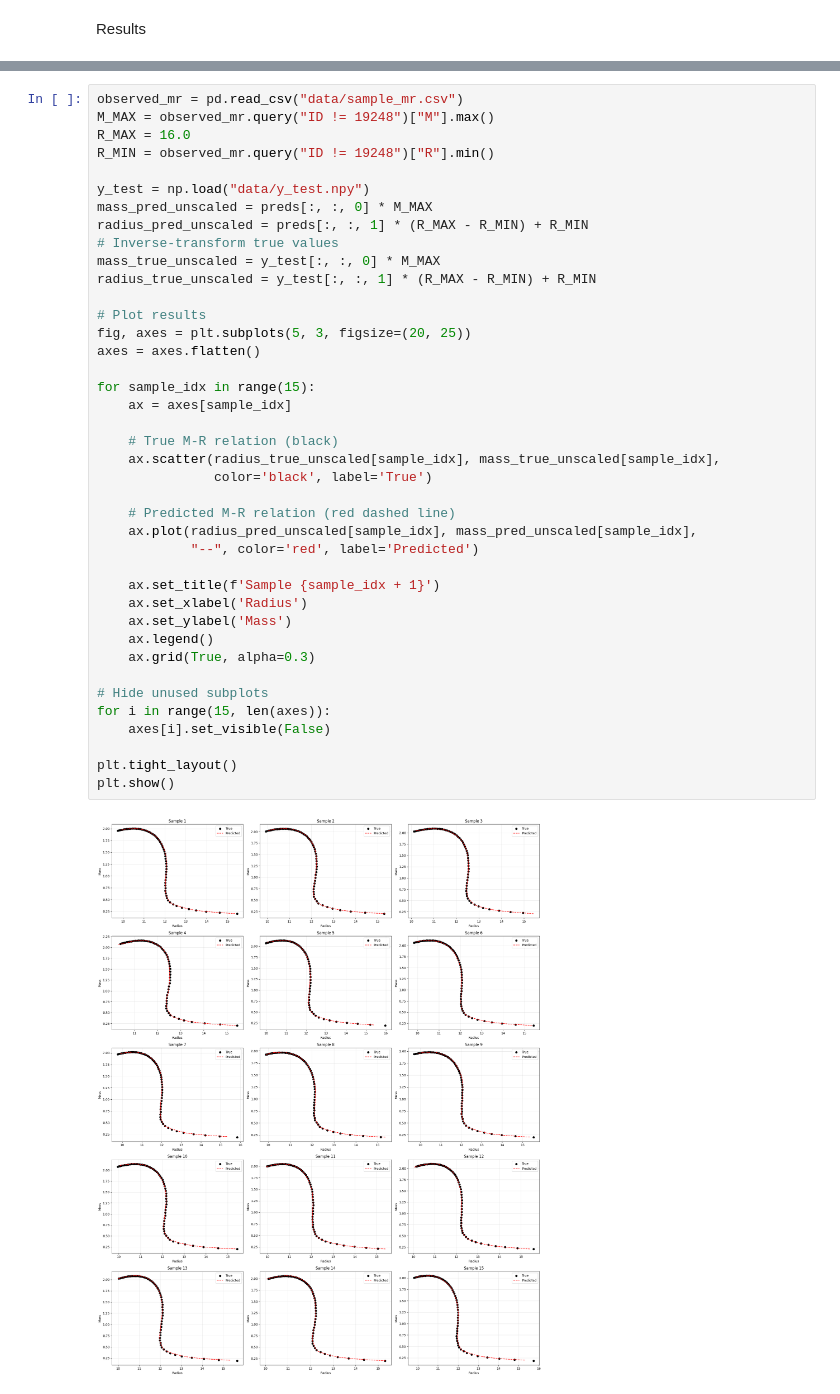
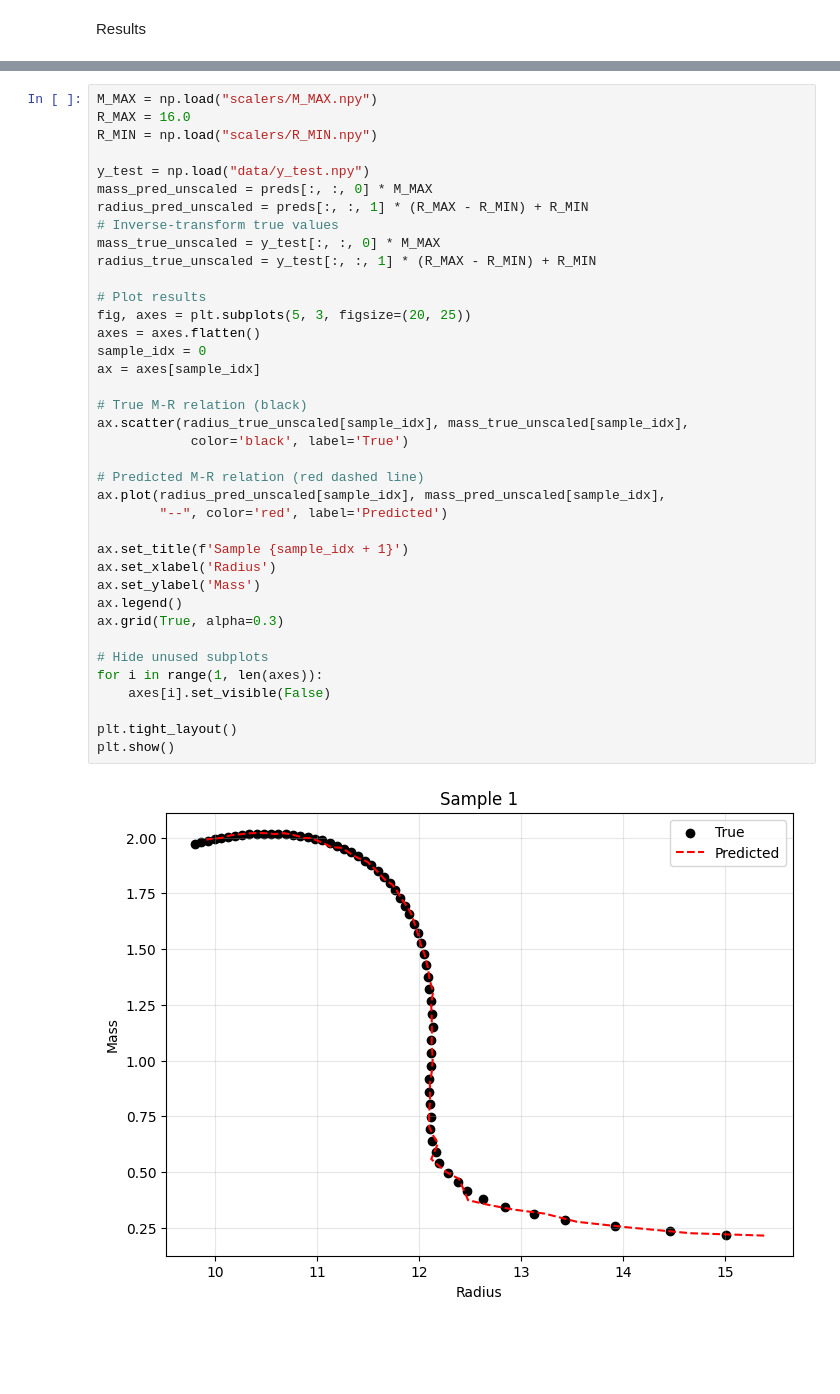
Before and after one commit to lesanson/NN-Reconstruction, a Jupyter notebook: TOV_Solver.ipynb, the cells around one changed output, grey strips where cells are left out. Cells and saved outputs as stored; diff of their text form; blank space fills up the shorter version.

```diff
--- a/TOV_Solver.ipynb
+++ b/TOV_Solver.ipynb
@@ -157,42 +157,40 @@ np.load("data/y_test.npy").shape
 # %%
-observed_mr = pd.read_csv("data/sample_mr.csv")
-M_MAX = observed_mr.query("ID != 19248")["M"].max()
+M_MAX = np.load("scalers/M_MAX.npy")
 R_MAX = 16.0
-R_MIN = observed_mr.query("ID != 19248")["R"].min()
+R_MIN = np.load("scalers/R_MIN.npy")
 
 y_test = np.load("data/y_test.npy")
 mass_pred_unscaled = preds[:, :, 0] * M_MAX
 radius_pred_unscaled = preds[:, :, 1] * (R_MAX - R_MIN) + R_MIN
 # Inverse-transform true values
 mass_true_unscaled = y_test[:, :, 0] * M_MAX
 radius_true_unscaled = y_test[:, :, 1] * (R_MAX - R_MIN) + R_MIN
 
 # Plot results
 fig, axes = plt.subplots(5, 3, figsize=(20, 25))
 axes = axes.flatten()
+sample_idx = 0
+ax = axes[sample_idx]
 
-for sample_idx in range(15):
-    ax = axes[sample_idx]
+# True M-R relation (black)
+ax.scatter(radius_true_unscaled[sample_idx], mass_true_unscaled[sample_idx],
+            color='black', label='True')
 
-    # True M-R relation (black)
-    ax.scatter(radius_true_unscaled[sample_idx], mass_true_unscaled[sample_idx],
-               color='black', label='True')
+# Predicted M-R relation (red dashed line)
+ax.plot(radius_pred_unscaled[sample_idx], mass_pred_unscaled[sample_idx],
+        "--", color='red', label='Predicted')
 
-    # Predicted M-R relation (red dashed line)
-    ax.plot(radius_pred_unscaled[sample_idx], mass_pred_unscaled[sample_idx],
-            "--", color='red', label='Predicted')
-
-    ax.set_title(f'Sample {sample_idx + 1}')
-    ax.set_xlabel('Radius')
-    ax.set_ylabel('Mass')
-    ax.legend()
-    ax.grid(True, alpha=0.3)
+ax.set_title(f'Sample {sample_idx + 1}')
+ax.set_xlabel('Radius')
+ax.set_ylabel('Mass')
+ax.legend()
+ax.grid(True, alpha=0.3)
 
 # Hide unused subplots
-for i in range(15, len(axes)):
+for i in range(1, len(axes)):
     axes[i].set_visible(False)
 
 plt.tight_layout()
 plt.show()
 # %% [output]
-[figure, old version]
+[figure, new version]
```
Also changed, not shown: parts of 8 cells of this notebook, 12 other files.
